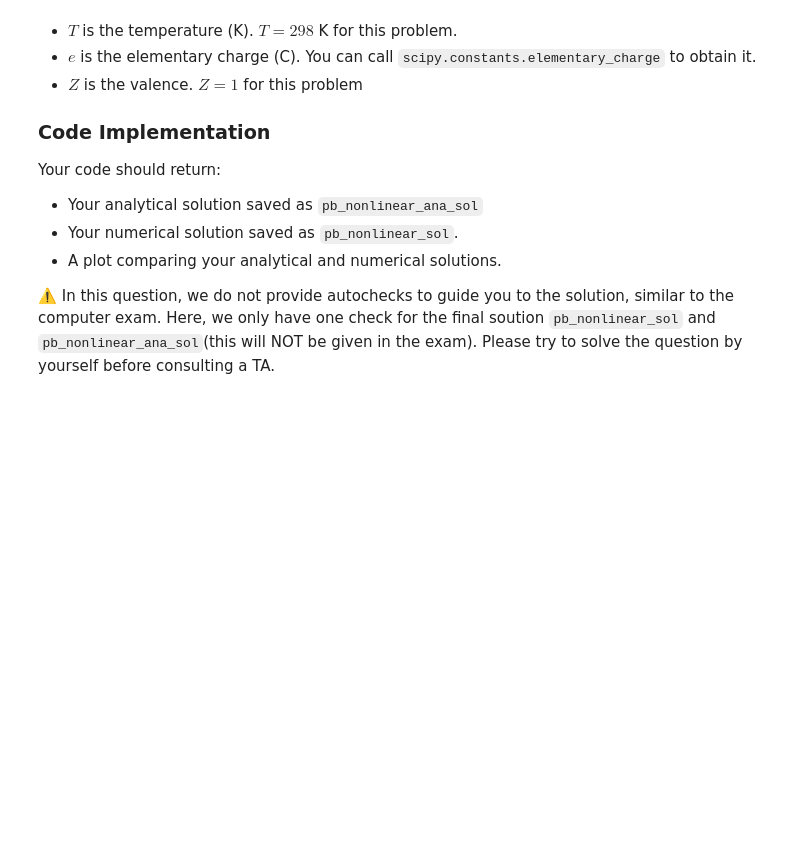
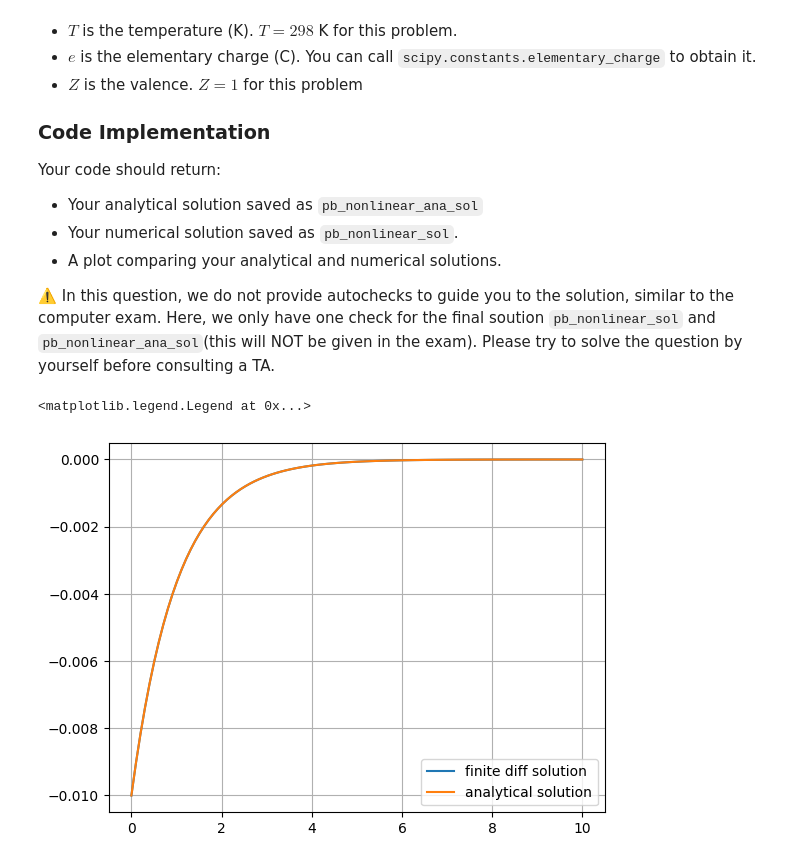
Before and after one commit to Xikiee/computational_practicum, a Jupyter notebook: redoing_assignments/Assignment_Q1_L6.ipynb, the cells around one changed output. Drawn from its saved outputs; the diff is of its cells as text; code cells hidden in the pictures; blank space fills up the shorter version.

```diff
--- a/redoing_assignments/Assignment_Q1_L6.ipynb
+++ b/redoing_assignments/Assignment_Q1_L6.ipynb
@@ -311,12 +373,60 @@ Your code should return:
 
 ⚠️ In this question, we do not provide autochecks to guide you to the solution, similar to the computer exam. Here, we only have one check for the final soution `pb_nonlinear_sol` and `pb_nonlinear_ana_sol`(this will NOT be given in the exam). Please try to solve the question by yourself before consulting a TA.
 # %%
-...
+# Define the parameters:
+N = 100
+matrix_size = N-1
+xoverlambda = np.linspace(0,10,N)
+h = xoverlambda[1] - xoverlambda[0]
 
-pb_nonlinear_sol  = ...
-pb_nonlinear_ana_sol = ...
+analytical_temp = 298
+valence = 1 #Z
+K_b = scipy.constants.Boltzmann
+e = scipy.constants.elementary_charge
+# analytical solution:
+def analyticalGouyChapman(xoverlambda:np.ndarray, T:float, Z:float, phi0: float,K_b:float, e:float)->np.ndarray:
+
+    term1 = (4*K_b*T)/(Z*e)
+    term2 = (Z*e*phi0)/(4*K_b*T)
+    phi = term1*np.arctanh(np.tanh(term2)*np.exp(-xoverlambda))
+    return phi
+
+
+
+# finite difference solution:
+# define the A matrix:
+A = np.eye(matrix_size) * (-2)
+A += np.diag(np.ones(matrix_size-1), k=-1)
+A += np.diag(np.ones(matrix_size-1),k=1)
+
+# apply the neumann boundary condition:
+A[-1,-2] = 2
+A[-1,-1] = -2
+
+# define the solution vector b:
+b = np.zeros(matrix_size)
+b[0] = -phi0/V_T
+
+# find the solution vector:
+x = lambda phi_star: A@phi_star - h**2*np.sinh(phi_star)- b
+phi_guess = np.full(matrix_size,(phi0/V_T))
+
+sol = np.zeros(N)
+sol[0] = phi0/V_T
+sol[1:] = scipy.optimize.fsolve(x,phi_guess)
+
+
+pb_nonlinear_sol  = sol*V_T
+pb_nonlinear_ana_sol = analyticalGouyChapman(xoverlambda, analytical_temp,valence,phi0,K_b,e)
 
 # Plot results
-...
+fig, axe = plt.subplots()
+axe.plot(xoverlambda,pb_nonlinear_sol,label = 'finite diff solution')
+axe.plot(xoverlambda,pb_nonlinear_ana_sol, label = 'analytical solution')
+axe.grid()
+axe.legend()
+# %% [output]
+<matplotlib.legend.Legend at 0x...>
+[figure, added]
 # %%
 grader.check("q2_1")
```
Also changed, not shown: parts of 6 cells of this notebook, 2 other files.
